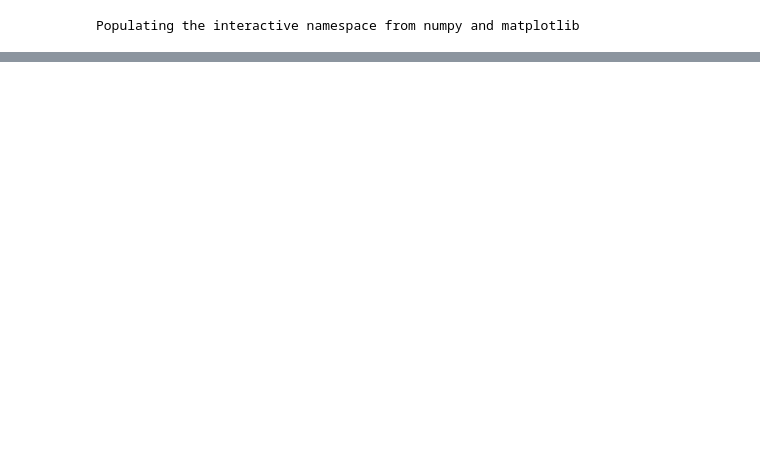
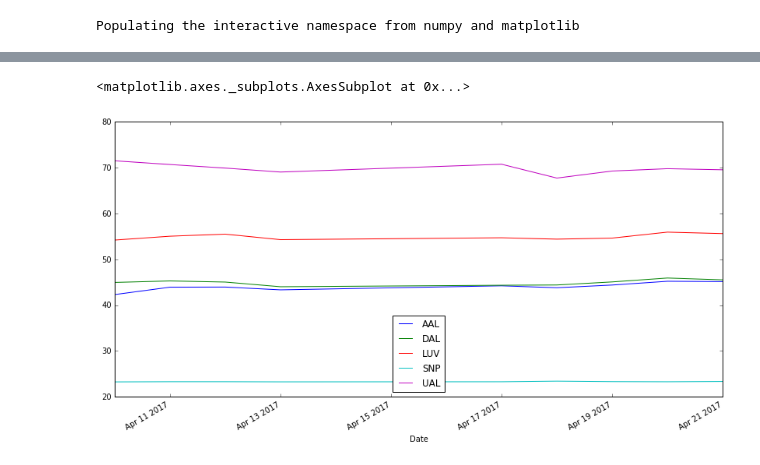
Before and after one commit to slemasne/stock_analysis, a Jupyter notebook: stock_market.ipynb, the cells around one changed output, grey strips where cells are left out. Cells and saved outputs as stored; diff of their text form; code cells hidden in the pictures; blank space fills up the shorter version.

```diff
--- a/stock_market.ipynb
+++ b/stock_market.ipynb
@@ -55 +90,10 @@ stocks = pd.DataFrame({"UAL" : un["Adj Close"],
+# %%
+#Plot the results of the stock performance
+#This graph doesn't tell us much
+#It would be better to look at returns over the time period rather than absolute nominal performance
+
+stocks.plot()
+# %% [output]
+<matplotlib.axes._subplots.AxesSubplot at 0x...>
+[figure, added]
 # %%
```
Also changed, not shown: parts of 19 cells of this notebook.
